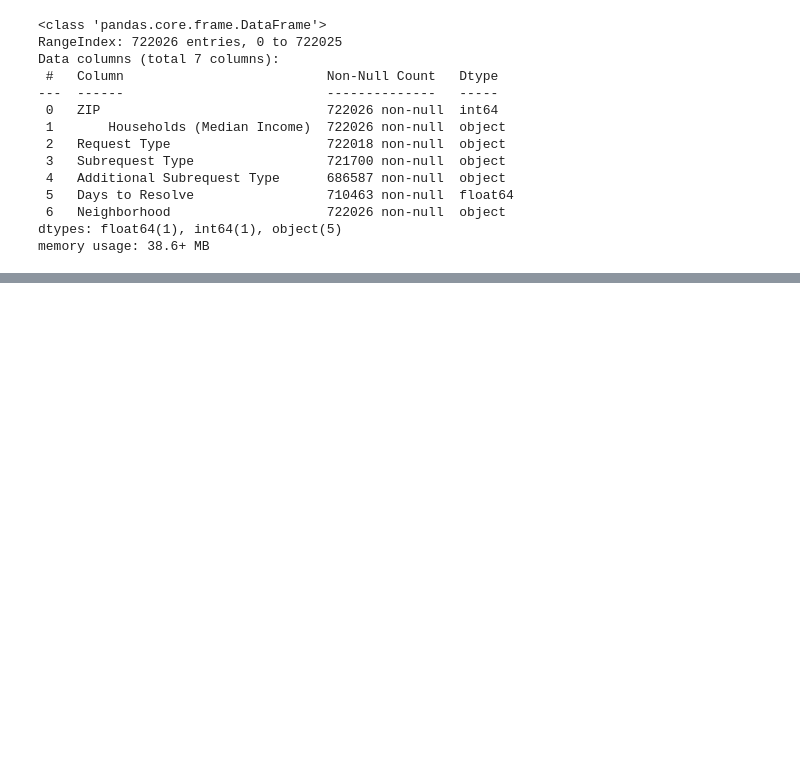
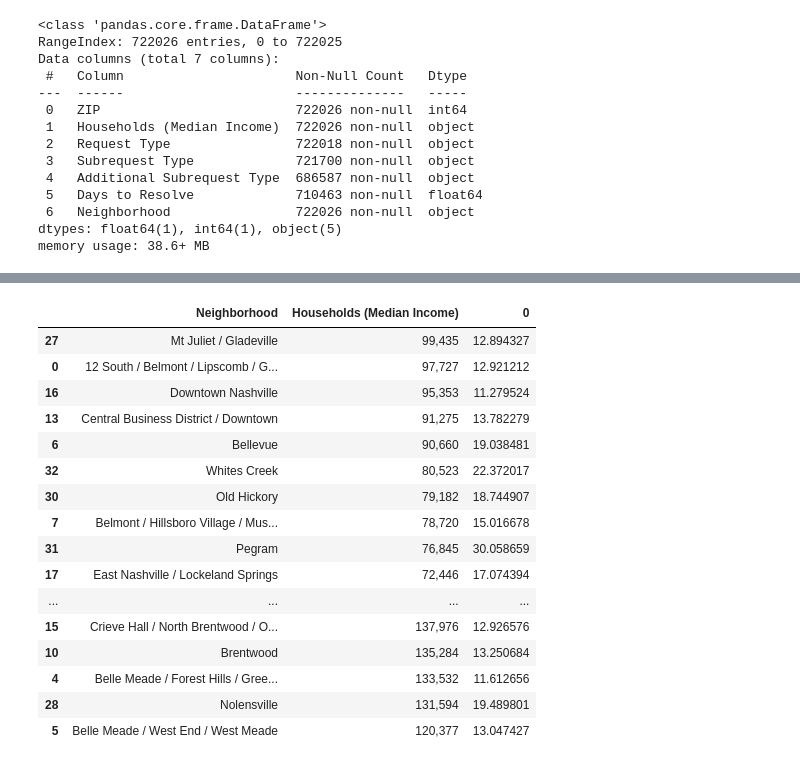
Before and after one commit to PrestonSpencer/Capstone-Nashville-Software-School-Nashville-311-Analysis, a Jupyter notebook: notebooks/visuals_and_analysis.ipynb, the cells around one changed output, grey strips where cells are left out. Drawn from its saved outputs; the diff is of its cells as text; code cells hidden in the pictures; blank space fills up the shorter version.

```diff
--- a/notebooks/visuals_and_analysis.ipynb
+++ b/notebooks/visuals_and_analysis.ipynb
@@ -96,0 +113,20 @@ KeyError: "Columns not found: 'Households (Median Income)'"
+# %%
+income_zips_group.sort_values(by = ['Households (Median Income)'], ascending = False)
+# %% [output]
+|  | Neighborhood | Households (Median Income) | 0 |
+| 27 | Mt Juliet / Gladeville | 99,435 | 12.894327 |
+| 0 | 12 South / Belmont / Lipscomb / G... | 97,727 | 12.921212 |
+| 16 | Downtown Nashville | 95,353 | 11.279524 |
+| 13 | Central Business District / Downtown | 91,275 | 13.782279 |
+| 6 | Bellevue | 90,660 | 19.038481 |
+| 32 | Whites Creek | 80,523 | 22.372017 |
+| 30 | Old Hickory | 79,182 | 18.744907 |
+| 7 | Belmont / Hillsboro Village / Mus... | 78,720 | 15.016678 |
+| 31 | Pegram | 76,845 | 30.058659 |
+| 17 | East Nashville / Lockeland Springs | 72,446 | 17.074394 |
+| ... | ... | ... | ... |
+| 15 | Crieve Hall / North Brentwood / O... | 137,976 | 12.926576 |
+| 10 | Brentwood | 135,284 | 13.250684 |
+| 4 | Belle Meade / Forest Hills / Gree... | 133,532 | 11.612656 |
+| 28 | Nolensville | 131,594 | 19.489801 |
+| 5 | Belle Meade / West End / West Meade | 120,377 | 13.047427 |
```
Also changed, not shown: parts of 4 cells of this notebook, 2 other files.
